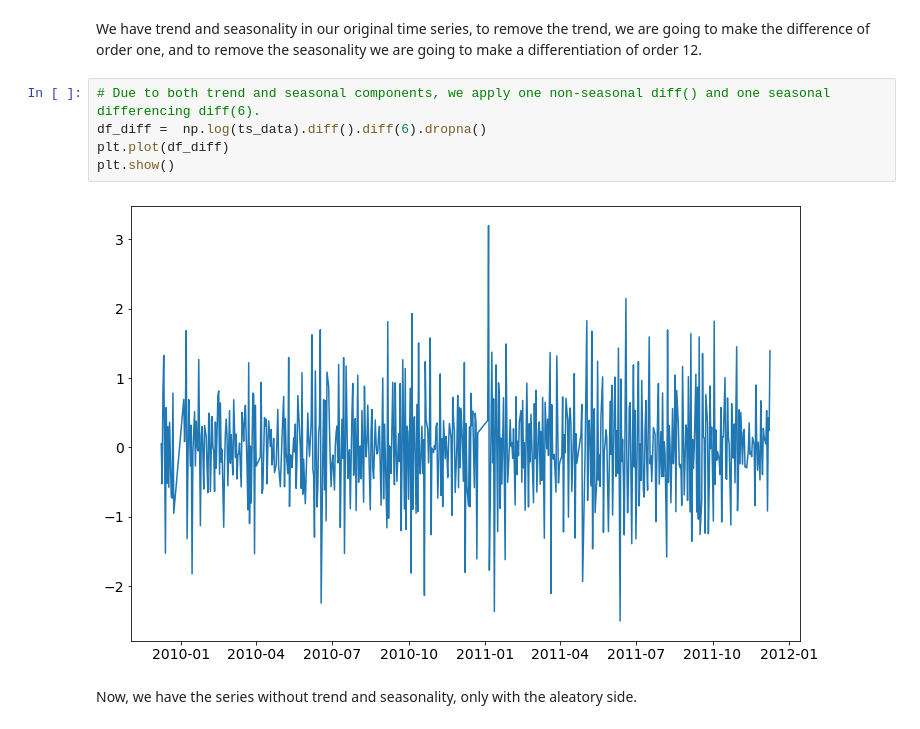
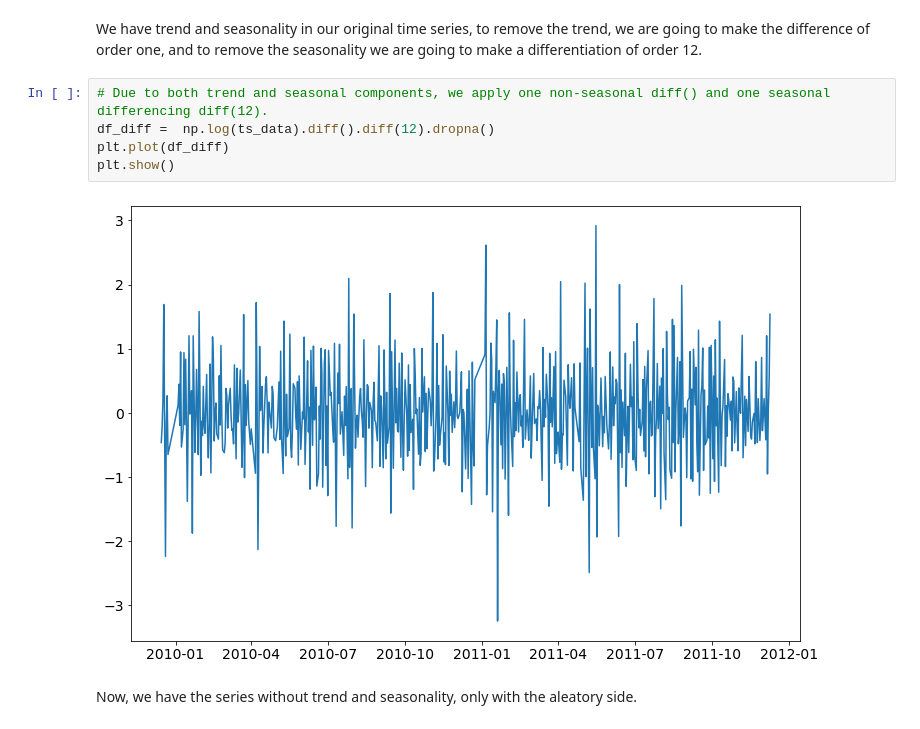
Before and after one commit to marcelocmathias/astp_mcd_2021, a Jupyter notebook: 2-Data_Prepare.ipynb, the cells around one changed output. Drawn from its saved outputs; the diff is of its cells as text.

```diff
--- a/2-Data_Prepare.ipynb
+++ b/2-Data_Prepare.ipynb
@@ -248,12 +248,12 @@ P-Value is smaller than our 5% significance level, therefore we reject the null
 # %% [markdown]
 We have trend and seasonality in our original time series, to remove the trend, we are going to make the difference of order one, and to remove the seasonality we are going to make a differentiation of order 12.
 # %%
-# Due to both trend and seasonal components, we apply one non-seasonal diff() and one seasonal differencing diff(6).
-df_diff =  np.log(ts_data).diff().diff(6).dropna()
+# Due to both trend and seasonal components, we apply one non-seasonal diff() and one seasonal differencing diff(12).
+df_diff =  np.log(ts_data).diff().diff(12).dropna()
 plt.plot(df_diff)
 plt.show()
 # %% [output]
-[figure, old version]
+[figure, new version]
 # %% [markdown]
 Now, we have the series without trend and seasonality, only with the aleatory side.
 # %% [markdown]
```
Also changed, not shown: parts of 7 cells of this notebook, 5 other files.
